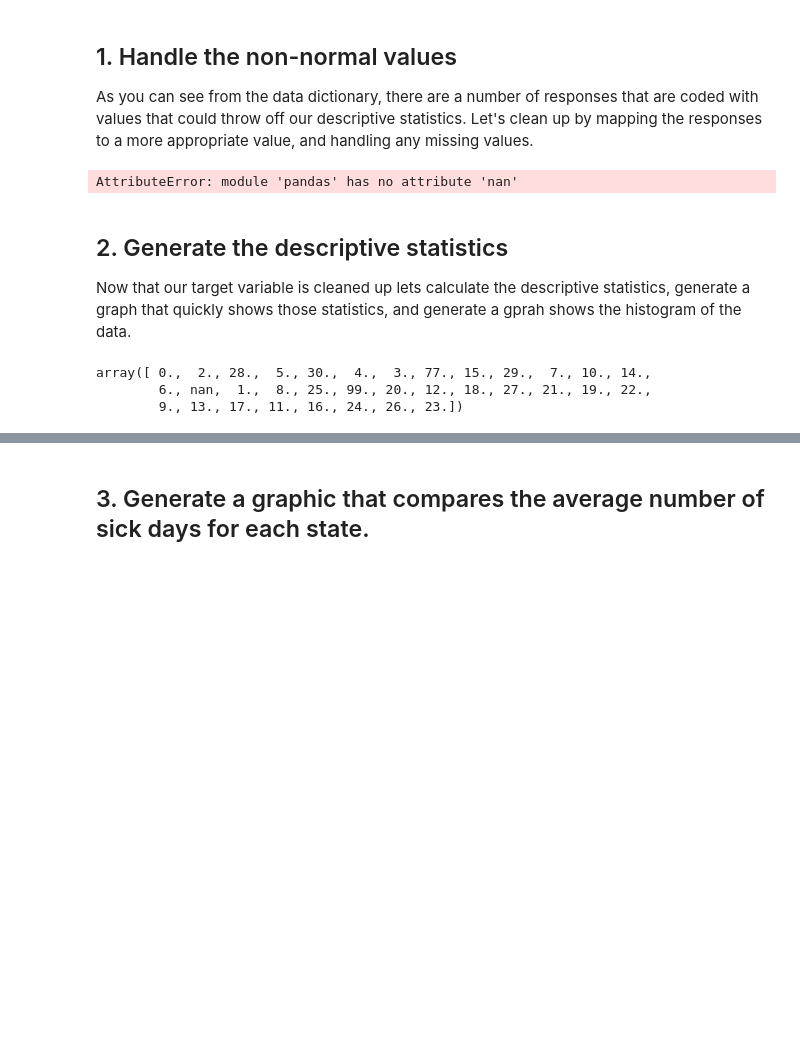
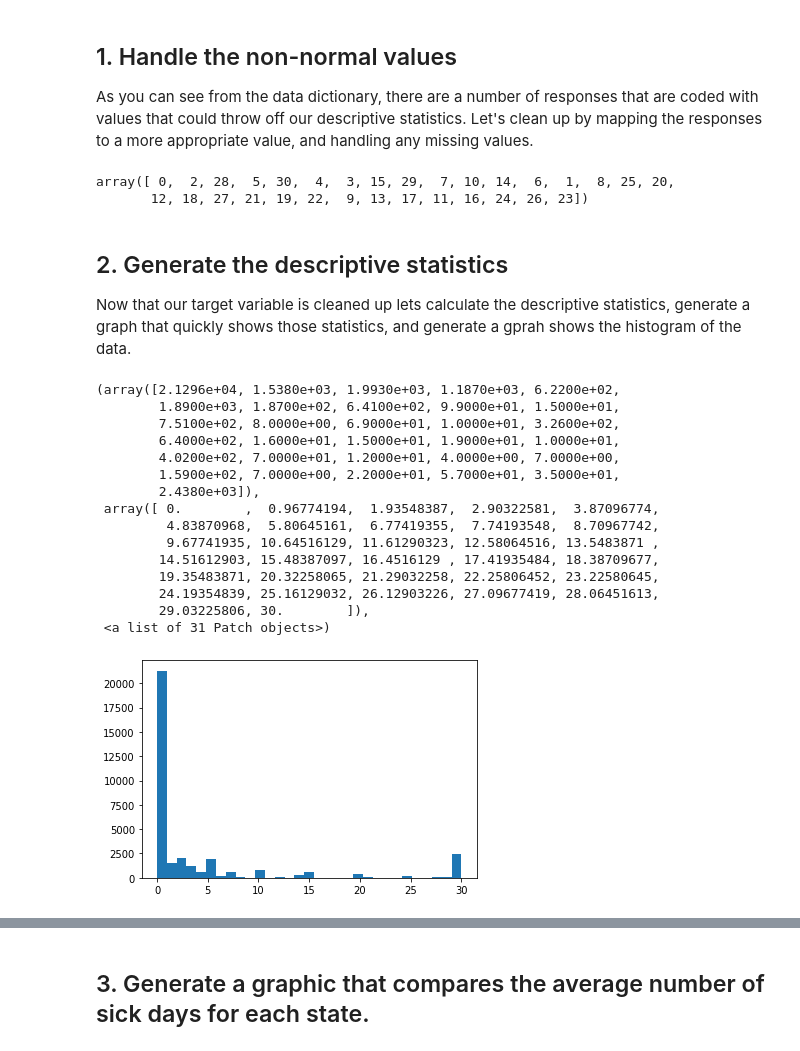
Before and after one commit to trevohearn/nyc-mhtn-ds-010620-lectures, a Jupyter notebook: week_2/case_study/Data_Exploration_Applied.ipynb, the cells around one changed output, grey strips where cells are left out. Cells and saved outputs as stored; diff of their text form; code cells hidden in the pictures; blank space fills up the shorter version.

```diff
--- a/week_2/case_study/Data_Exploration_Applied.ipynb
+++ b/week_2/case_study/Data_Exploration_Applied.ipynb
@@ -83,20 +83,16 @@ As you can see from the data dictionary, there are a number of responses that ar
 df['PHYSHLTH'].isna().unique() #check for nan
 df['PHYSHLTH'] = df['PHYSHLTH'].astype('int64')
 df['PHYSHLTH'] = df['PHYSHLTH'].replace(to_replace=88, value= 0) #0 days sick
-df['PHYSHLTH-7799'] = df['PHYSHLTH'].drop([77,99,pd.nan])
-#df['PHYSHLTH'].replace(to_replace=77, value=0) #dont know, if u were sick u would
-#df['PHYSHLTH'].replace(to_replace=99, value=30) #chronically sick
+#df['PHYSHLTH-7799'] = df['PHYSHLTH'].drop([77,99,pd.na])
+mean = df['PHYSHLTH'].mean()
+df['PHYSHLTH'] = df['PHYSHLTH'].replace(to_replace=77, value=int(mean)) #
+df['PHYSHLTH'] = df['PHYSHLTH'].replace(to_replace=99, value=int(mean)) #
 #df['PHYSILL'] =
 df['PHYSHLTH'].unique()
 # %% [output]
-AttributeError: module 'pandas' has no attribute 'nan'
+array([ 0,  2, 28,  5, 30,  4,  3, 15, 29,  7, 10, 14,  6,  1,  8, 25, 20,
+       12, 18, 27, 21, 19, 22,  9, 13, 17, 11, 16, 24, 26, 23])
 # %% [markdown]
 ## 2. Generate the descriptive statistics
 
 Now that our target variable is cleaned up lets calculate the descriptive statistics, generate a graph that quickly shows those statistics, and generate a gprah shows the histogram of the data.
-# %%
-df['PYSHHLTH-7799'].unique()
-# %% [output]
-array([ 0.,  2., 28.,  5., 30.,  4.,  3., 77., 15., 29.,  7., 10., 14.,
-        6., nan,  1.,  8., 25., 99., 20., 12., 18., 27., 21., 19., 22.,
-        9., 13., 17., 11., 16., 24., 26., 23.])
@@ -104,0 +99,20 @@ array([ 0.,  2., 28.,  5., 30.,  4.,  3., 77., 15., 29.,  7., 10., 14.,
+# %%
+l = len(df['PHYSHLTH'].unique())
+plt.hist(df['PHYSHLTH'], bins = l)
+# %% [output]
+(array([2.1296e+04, 1.5380e+03, 1.9930e+03, 1.1870e+03, 6.2200e+02,
+        1.8900e+03, 1.8700e+02, 6.4100e+02, 9.9000e+01, 1.5000e+01,
+        7.5100e+02, 8.0000e+00, 6.9000e+01, 1.0000e+01, 3.2600e+02,
+        6.4000e+02, 1.6000e+01, 1.5000e+01, 1.9000e+01, 1.0000e+01,
+        4.0200e+02, 7.0000e+01, 1.2000e+01, 4.0000e+00, 7.0000e+00,
+        1.5900e+02, 7.0000e+00, 2.2000e+01, 5.7000e+01, 3.5000e+01,
+        2.4380e+03]),
+ array([ 0.        ,  0.96774194,  1.93548387,  2.90322581,  3.87096774,
+         4.83870968,  5.80645161,  6.77419355,  7.74193548,  8.70967742,
+         9.67741935, 10.64516129, 11.61290323, 12.58064516, 13.5483871 ,
+        14.51612903, 15.48387097, 16.4516129 , 17.41935484, 18.38709677,
+        19.35483871, 20.32258065, 21.29032258, 22.25806452, 23.22580645,
+        24.19354839, 25.16129032, 26.12903226, 27.09677419, 28.06451613,
+        29.03225806, 30.        ]),
+ <a list of 31 Patch objects>)
+[figure, added]
```
Also changed, not shown: parts of 12 cells of this notebook, 1 other file.
